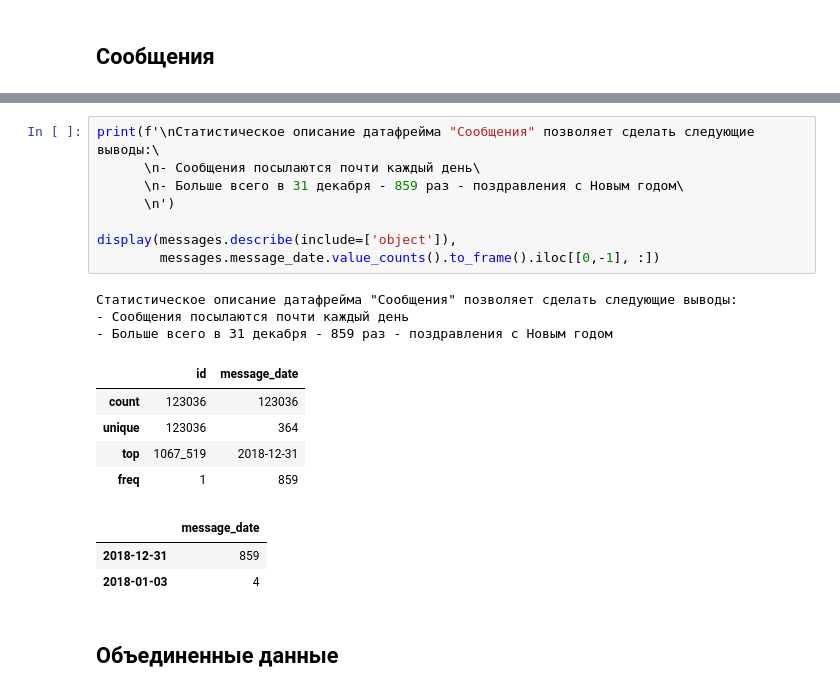
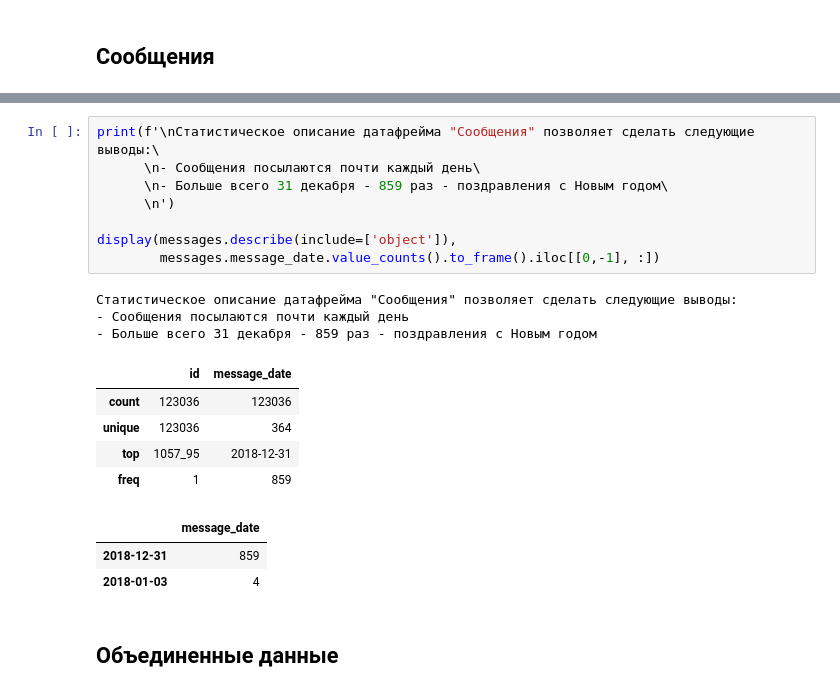
Before and after one commit to Lelenoir/DataAnalystPraktikum, a Jupyter notebook: Спринт 6/Спринт 6. Статистический анализ данных.ipynb, the cells around one changed output, grey strips where cells are left out. Drawn from its saved outputs; the diff is of its cells as text.

```diff
--- a/Спринт 6/Спринт 6. Статистический анализ данных.ipynb
+++ b/Спринт 6/Спринт 6. Статистический анализ данных.ipynb
@@ -246,19 +233,19 @@ memory usage: 2.8+ MB
 # %%
 print(f'\nСтатистическое описание датафрейма "Сообщения" позволяет сделать следующие выводы:\
       \n- Сообщения посылаются почти каждый день\
-      \n- Больше всего в 31 декабря - 859 раз - поздравления с Новым годом\
+      \n- Больше всего 31 декабря - 859 раз - поздравления с Новым годом\
       \n')
 
 display(messages.describe(include=['object']),
         messages.message_date.value_counts().to_frame().iloc[[0,-1], :])
 # %% [output]
 Статистическое описание датафрейма "Сообщения" позволяет сделать следующие выводы:
 - Сообщения посылаются почти каждый день
-- Больше всего в 31 декабря - 859 раз - поздравления с Новым годом
+- Больше всего 31 декабря - 859 раз - поздравления с Новым годом
 |  | id | message_date |
 | count | 123036 | 123036 |
 | unique | 123036 | 364 |
-| top | 1067_519 | 2018-12-31 |
+| top | 1057_95 | 2018-12-31 |
 | freq | 1 | 859 |
 |  | message_date |
 | 2018-12-31 | 859 |
```
Also changed, not shown: parts of 17 cells of this notebook.
